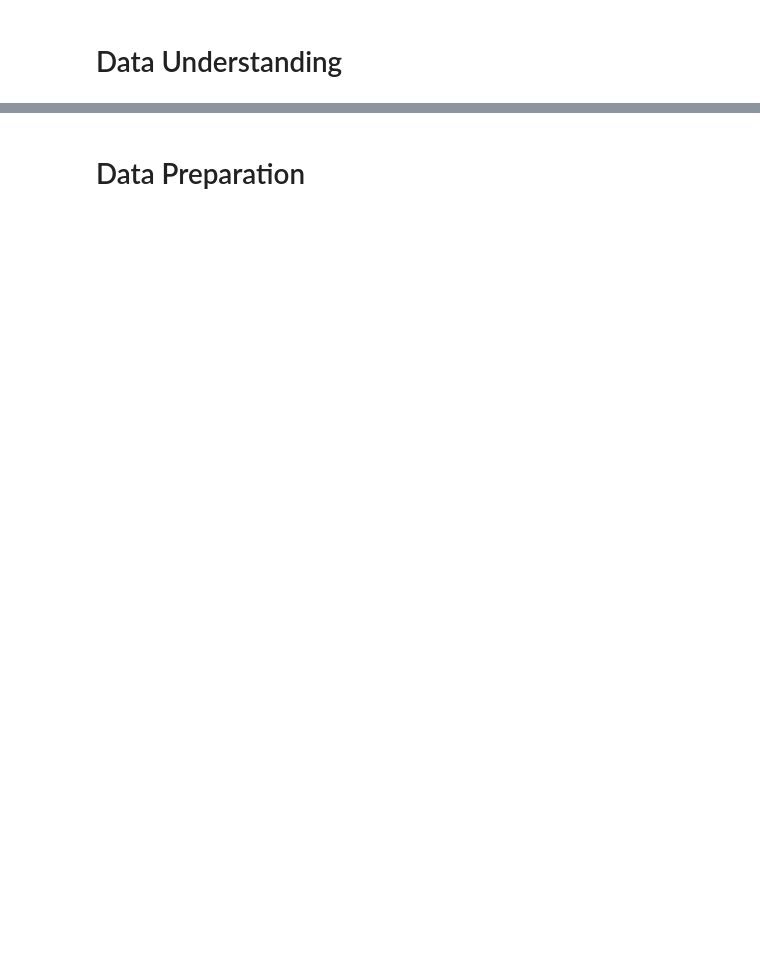
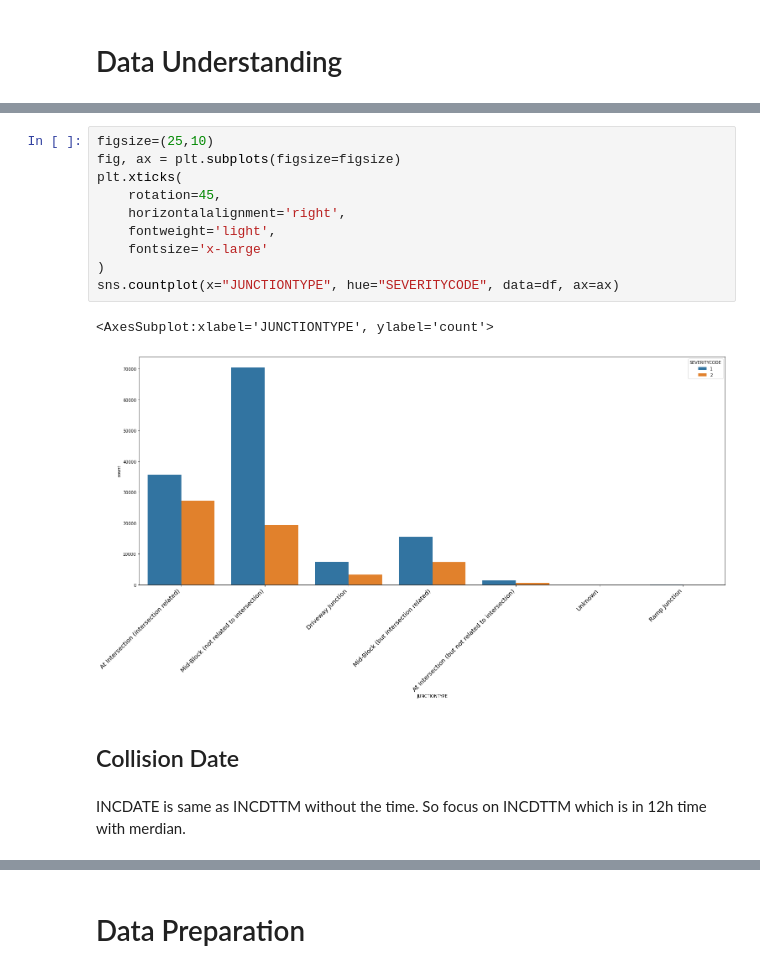
Before and after one commit to koursera/Coursera_Capstone, a Jupyter notebook: Traffic-Accident-Prediction-CRISP.ipynb, the cells around one changed output, grey strips where cells are left out. Saved outputs shown, nothing was run; the diff lists cells and outputs as text; blank space fills up the shorter version.

```diff
--- a/Traffic-Accident-Prediction-CRISP.ipynb
+++ b/Traffic-Accident-Prediction-CRISP.ipynb
@@ -49,0 +344,17 @@ TODO - Merge DU section
+# %%
+figsize=(25,10)
+fig, ax = plt.subplots(figsize=figsize)
+plt.xticks(
+    rotation=45,
+    horizontalalignment='right',
+    fontweight='light',
+    fontsize='x-large'
+)
+sns.countplot(x="JUNCTIONTYPE", hue="SEVERITYCODE", data=df, ax=ax)
+# %% [output]
+<AxesSubplot:xlabel='JUNCTIONTYPE', ylabel='count'>
+[figure, added]
+# %% [markdown]
+## Collision Date
+# %% [markdown]
+INCDATE is same as INCDTTM without the time.  So focus on INCDTTM which is in 12h time with merdian.
```
Also changed, not shown: parts of 175 cells of this notebook.
